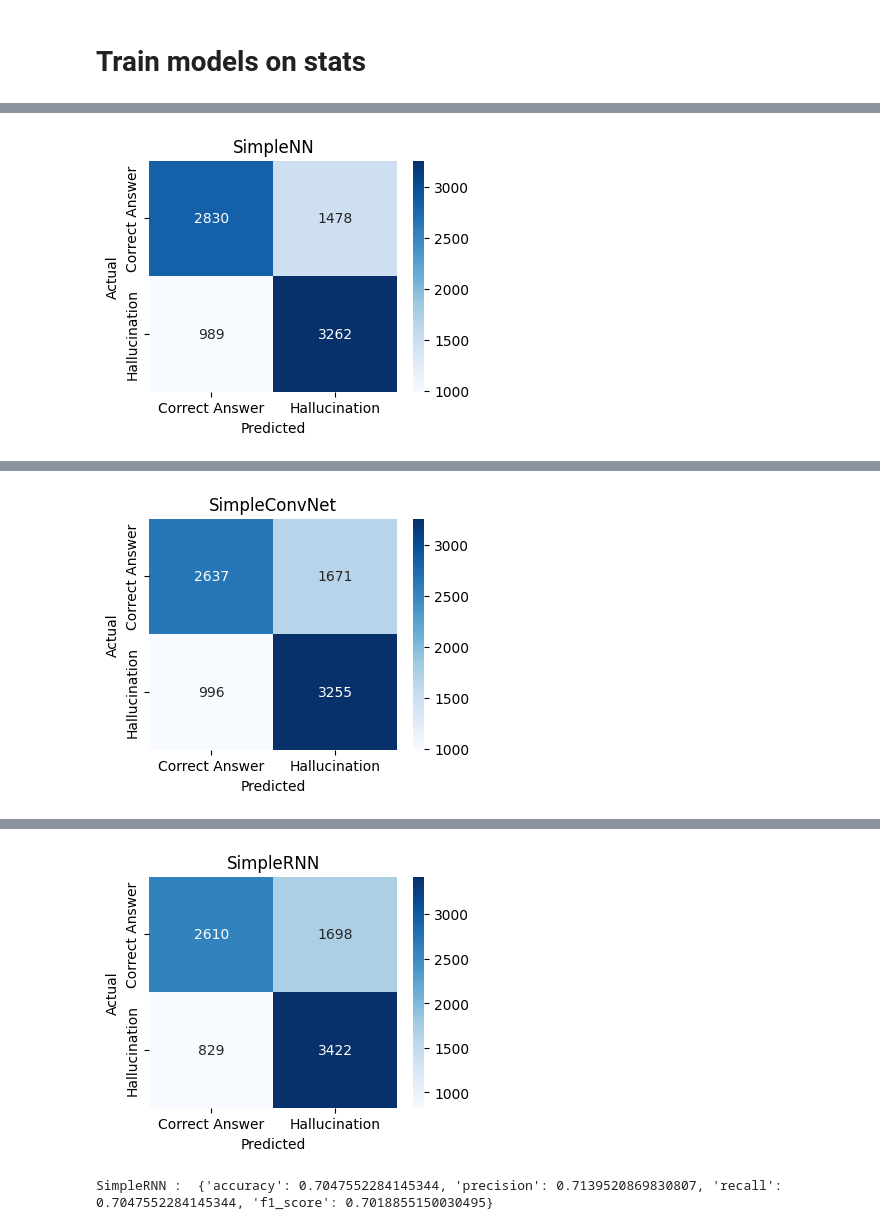
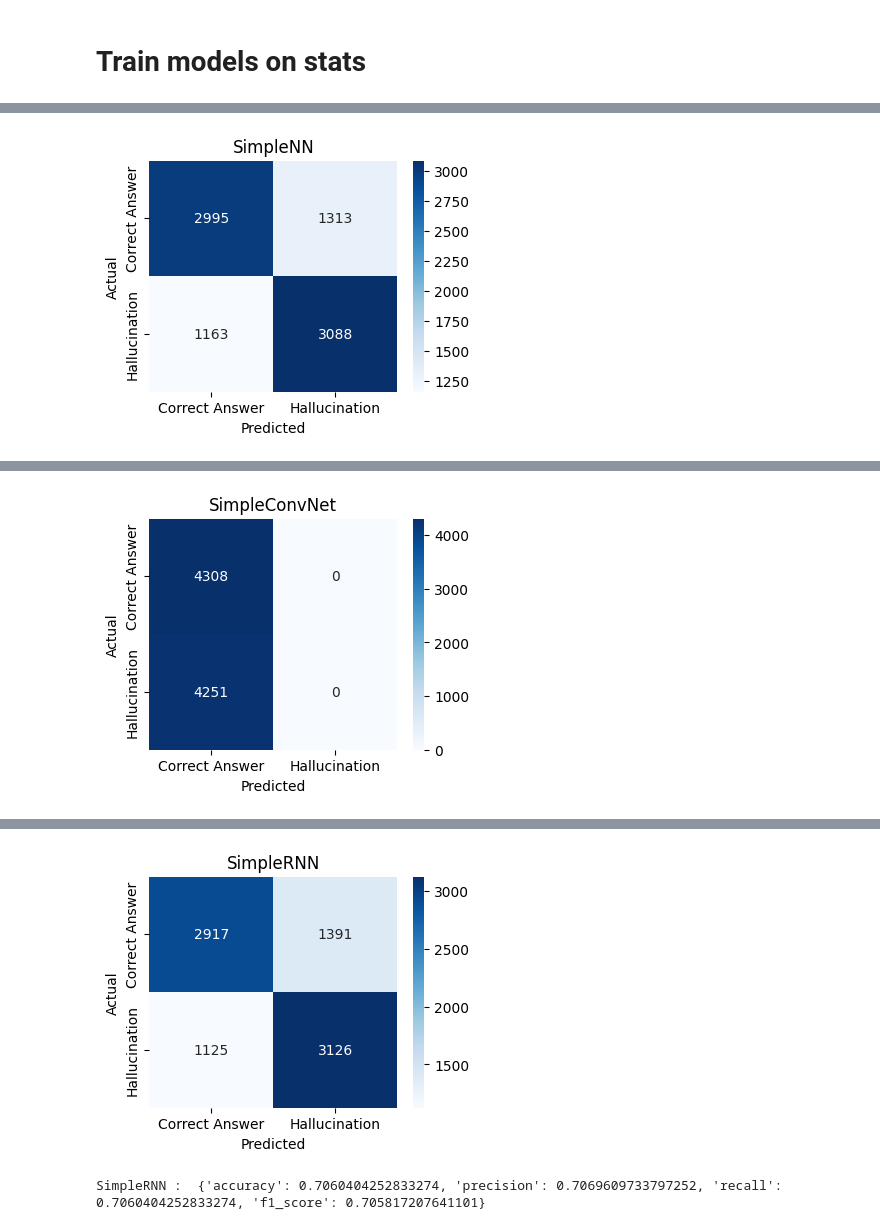
Before and after one commit to leap-laboratories/PIZZA, a Jupyter notebook: examples/hallucination_detection_small.ipynb, the cells around one changed output, grey strips where cells are left out. Drawn from its saved outputs; the diff is of its cells as text; code cells hidden in the pictures.

```diff
--- a/examples/hallucination_detection_small.ipynb
+++ b/examples/hallucination_detection_small.ipynb
@@ -154,15 +122,15 @@ class HallucinationDataset(Dataset):
 
 batch_size = 128
 
-train_dataset = HallucinationDataset(train_df, prob_diff_sequence_cols, "verdict_label")
-val_dataset = HallucinationDataset(val_df, prob_diff_sequence_cols, "verdict_label")
+train_dataset = HallucinationDataset(train_df, sequence_cols, "verdict_label")
+val_dataset = HallucinationDataset(val_df, sequence_cols, "verdict_label")
 
 train_loader = DataLoader(train_dataset, batch_size=batch_size, shuffle=True)
 val_loader = DataLoader(val_dataset, batch_size=batch_size, shuffle=False)
 
 
-stats_train_dataset = HallucinationDataset(train_df, prob_diff_features, "verdict_label")
-stats_val_dataset = HallucinationDataset(val_df, prob_diff_features, "verdict_label")
+stats_train_dataset = HallucinationDataset(train_df, feature_cols, "verdict_label")
+stats_val_dataset = HallucinationDataset(val_df, feature_cols, "verdict_label")
 
 stats_train_loader = DataLoader(stats_train_dataset, batch_size=batch_size, shuffle=True)
 stats_val_loader = DataLoader(stats_val_dataset, batch_size=batch_size, shuffle=False)
@@ -357,10 +325,11 @@ class SimpleRNN(nn.Module):
 # %%
 X_sample, y_sample = stats_train_dataset.sample(1)
 input_shape = X_sample.shape[-1]
+num_classes = len(np.unique(train_df["verdict_label"]))
 
 criterion = nn.CrossEntropyLoss()
 
-stats_models = {"LinearClassifier": LinearClassifier(input_shape=input_shape, output_shape=2)}
+stats_models = {"LinearClassifier": LinearClassifier(input_shape=input_shape, output_shape=num_classes)}
 
 optimizer = optim.Adam
 
@@ -394,12 +363,12 @@ criterion = nn.CrossEntropyLoss()
 breadth, depth = 32, 2
 
 models = {
-    "LinearClassifier": LinearClassifier(input_shape=input_shape, output_shape=2),
-    "SimpleNN": SimpleNN(input_shape=input_shape, output_shape=2, breadth=breadth, depth=depth),
+    "LinearClassifier": LinearClassifier(input_shape=input_shape, output_shape=num_classes),
+    "SimpleNN": SimpleNN(input_shape=input_shape, output_shape=num_classes, breadth=breadth, depth=depth),
     "SimpleConvNet": SimpleConvNet(
-        input_shape=X_sample.unsqueeze(1).shape, output_shape=2, breadth=breadth, depth=depth
+        input_shape=X_sample.unsqueeze(1).shape, output_shape=num_classes, breadth=breadth, depth=depth
     ),
-    "SimpleRNN": SimpleRNN(input_shape=input_shape, output_shape=2, breadth=breadth, depth=depth),
+    "SimpleRNN": SimpleRNN(input_shape=input_shape, output_shape=num_classes, breadth=breadth, depth=depth),
 }
 
 optimizer = optim.Adam
@@ -433 +402 @@ Epoch 20/20, Train Loss: 0.5362013357135871, Val Loss: 0.5689096831118883, Val A
-[figure, old version]
+[figure, new version]
@@ -441 +410 @@ Epoch 20/20, Train Loss: 0.5863566223388066, Val Loss: 0.5956261698434602, Val A
-[figure, old version]
+[figure, new version]
@@ -449,2 +418,2 @@ Epoch 20/20, Train Loss: 0.5476126141302575, Val Loss: 0.5814089875167875, Val A
-[figure, old version]
+[figure, new version]
-SimpleRNN :  {'accuracy': 0.7047552284145344, 'precision': 0.7139520869830807, 'recall': 0.7047552284145344, 'f1_score': 0.7018855150030495}
+SimpleRNN :  {'accuracy': 0.7060404252833274, 'precision': 0.7069609733797252, 'recall': 0.7060404252833274, 'f1_score': 0.705817207641101}
```
Also changed, not shown: parts of 5 cells of this notebook, 1 other file.
